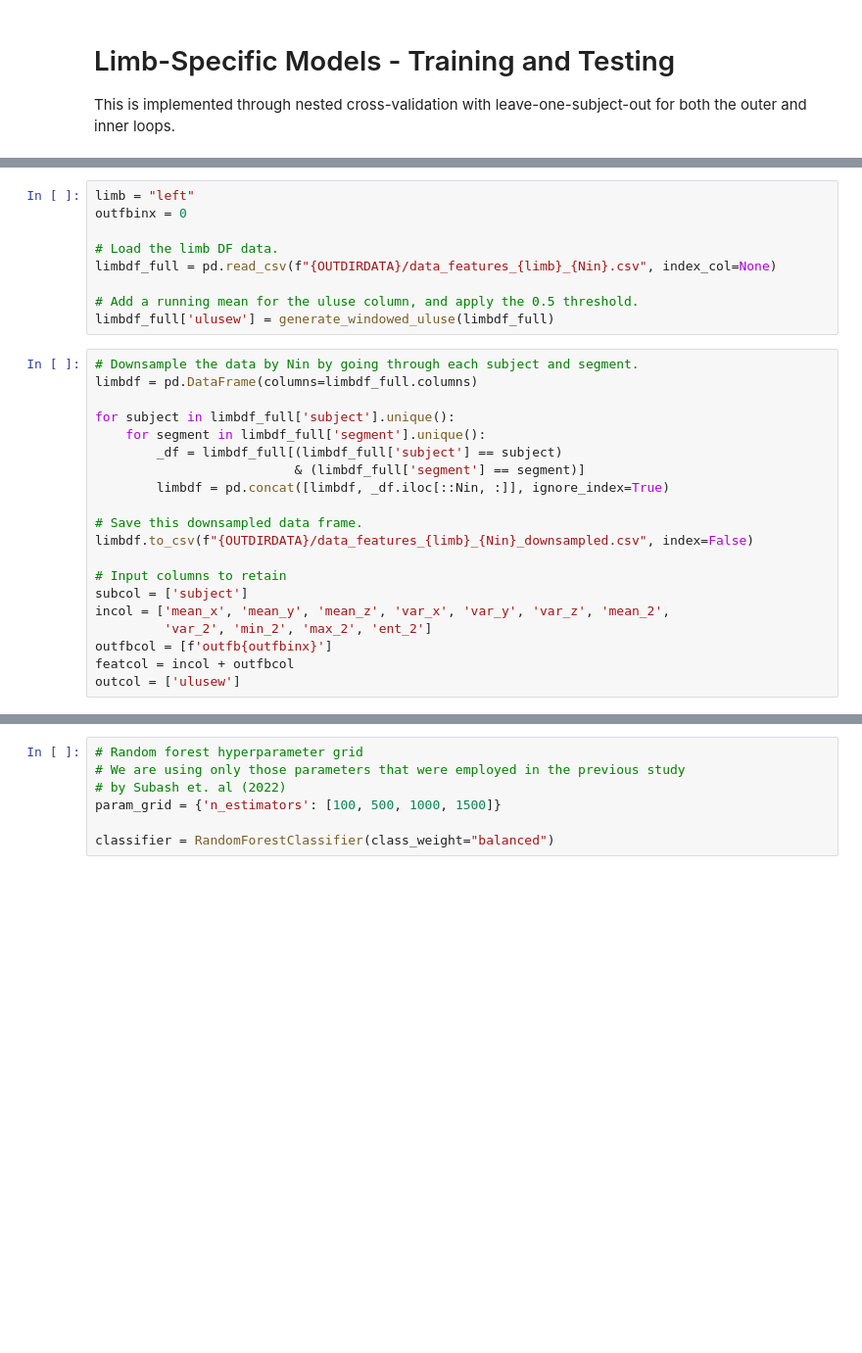
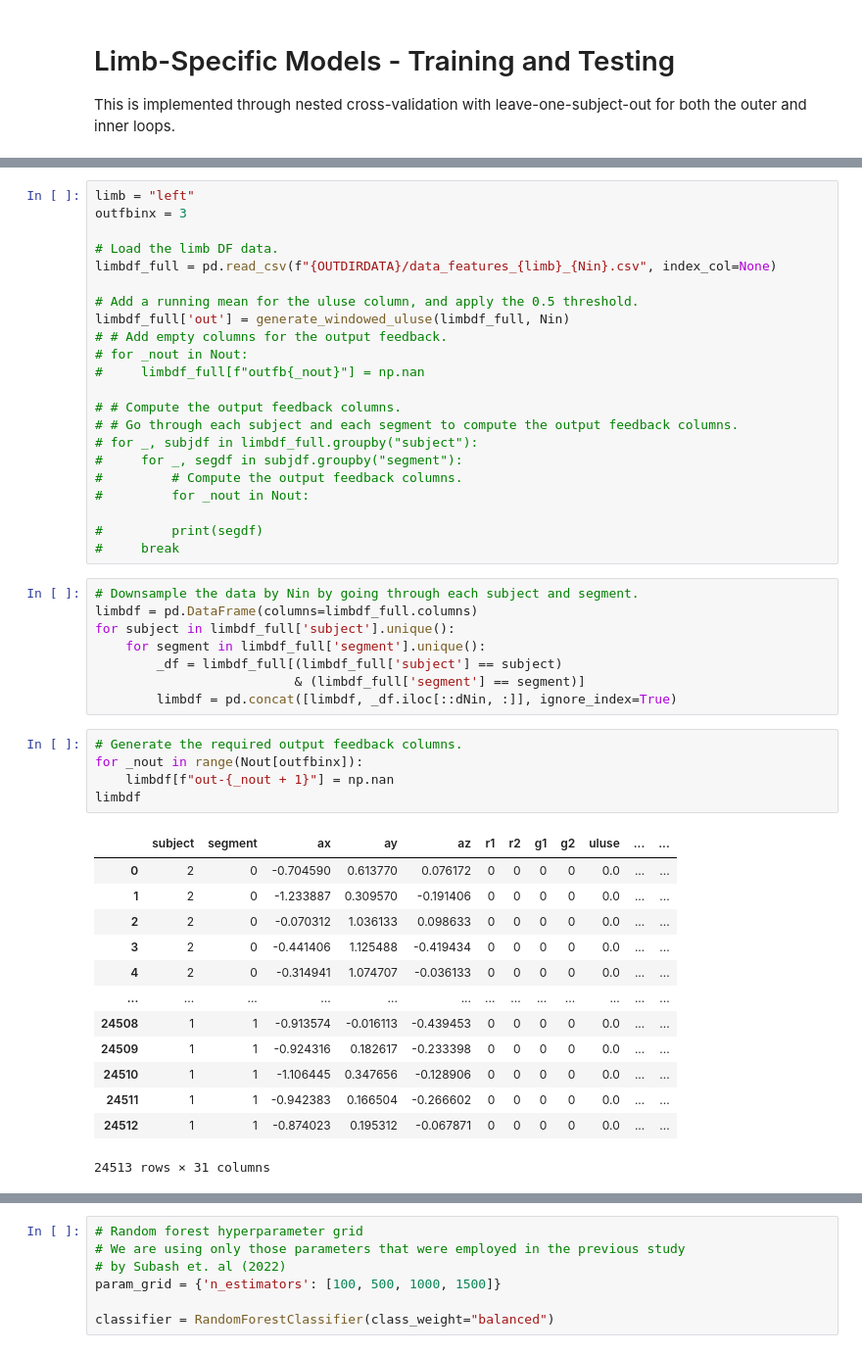
Before and after one commit to siva82kb/uluse_with_output_feedback, a Jupyter notebook: notebooks/01-rf-feedback-intersubject.ipynb, the cells around one changed output, grey strips where cells are left out. Shown: that part at 98% size. Cells and saved outputs as stored; diff of their text form; blank space fills up the shorter version.

```diff
--- a/notebooks/01-rf-feedback-intersubject.ipynb
+++ b/notebooks/01-rf-feedback-intersubject.ipynb
@@ -238,29 +230,49 @@ youden_scorer = make_scorer(youden_index_score, greater_is_better=True)
 # %%
 limb = "left"
-outfbinx = 0
+outfbinx = 3
 
 # Load the limb DF data.
 limbdf_full = pd.read_csv(f"{OUTDIRDATA}/data_features_{limb}_{Nin}.csv", index_col=None)
 
 # Add a running mean for the uluse column, and apply the 0.5 threshold.
-limbdf_full['ulusew'] = generate_windowed_uluse(limbdf_full)
+limbdf_full['out'] = generate_windowed_uluse(limbdf_full, Nin)
+# # Add empty columns for the output feedback.
+# for _nout in Nout:
+#     limbdf_full[f"outfb{_nout}"] = np.nan
+
+# # Compute the output feedback columns.
+# # Go through each subject and each segment to compute the output feedback columns.
+# for _, subjdf in limbdf_full.groupby("subject"):
+#     for _, segdf in subjdf.groupby("segment"):
+#         # Compute the output feedback columns.
+#         for _nout in Nout:
+
+#         print(segdf)
+#     break
 # %%
 # Downsample the data by Nin by going through each subject and segment.
 limbdf = pd.DataFrame(columns=limbdf_full.columns)
-
 for subject in limbdf_full['subject'].unique():
     for segment in limbdf_full['segment'].unique():
         _df = limbdf_full[(limbdf_full['subject'] == subject)
                           & (limbdf_full['segment'] == segment)]
-        limbdf = pd.concat([limbdf, _df.iloc[::Nin, :]], ignore_index=True)
-
-# Save this downsampled data frame.
-limbdf.to_csv(f"{OUTDIRDATA}/data_features_{limb}_{Nin}_downsampled.csv", index=False)
-
-# Input columns to retain
-subcol = ['subject']
-incol = ['mean_x', 'mean_y', 'mean_z', 'var_x', 'var_y', 'var_z', 'mean_2',
-         'var_2', 'min_2', 'max_2', 'ent_2']
-outfbcol = [f'outfb{outfbinx}']
-featcol = incol + outfbcol
-outcol = ['ulusew']
+        limbdf = pd.concat([limbdf, _df.iloc[::dNin, :]], ignore_index=True)
+# %%
+# Generate the required output feedback columns.
+for _nout in range(Nout[outfbinx]):
+    limbdf[f"out-{_nout + 1}"] = np.nan
+limbdf
+# %% [output]
+|  | subject | segment | ax | ay | az | r1 | r2 | g1 | g2 | uluse | ... | ... |
+| 0 | 2 | 0 | -0.704590 | 0.613770 | 0.076172 | 0 | 0 | 0 | 0 | 0.0 | ... | ... |
+| 1 | 2 | 0 | -1.233887 | 0.309570 | -0.191406 | 0 | 0 | 0 | 0 | 0.0 | ... | ... |
+| 2 | 2 | 0 | -0.070312 | 1.036133 | 0.098633 | 0 | 0 | 0 | 0 | 0.0 | ... | ... |
+| 3 | 2 | 0 | -0.441406 | 1.125488 | -0.419434 | 0 | 0 | 0 | 0 | 0.0 | ... | ... |
+| 4 | 2 | 0 | -0.314941 | 1.074707 | -0.036133 | 0 | 0 | 0 | 0 | 0.0 | ... | ... |
+| ... | ... | ... | ... | ... | ... | ... | ... | ... | ... | ... | ... | ... |
+| 24508 | 1 | 1 | -0.913574 | -0.016113 | -0.439453 | 0 | 0 | 0 | 0 | 0.0 | ... | ... |
+| 24509 | 1 | 1 | -0.924316 | 0.182617 | -0.233398 | 0 | 0 | 0 | 0 | 0.0 | ... | ... |
+| 24510 | 1 | 1 | -1.106445 | 0.347656 | -0.128906 | 0 | 0 | 0 | 0 | 0.0 | ... | ... |
+| 24511 | 1 | 1 | -0.942383 | 0.166504 | -0.266602 | 0 | 0 | 0 | 0 | 0.0 | ... | ... |
+| 24512 | 1 | 1 | -0.874023 | 0.195312 | -0.067871 | 0 | 0 | 0 | 0 | 0.0 | ... | ... |
+24513 rows × 31 columns
```
Also changed, not shown: parts of 12 cells of this notebook, 2 other files.
